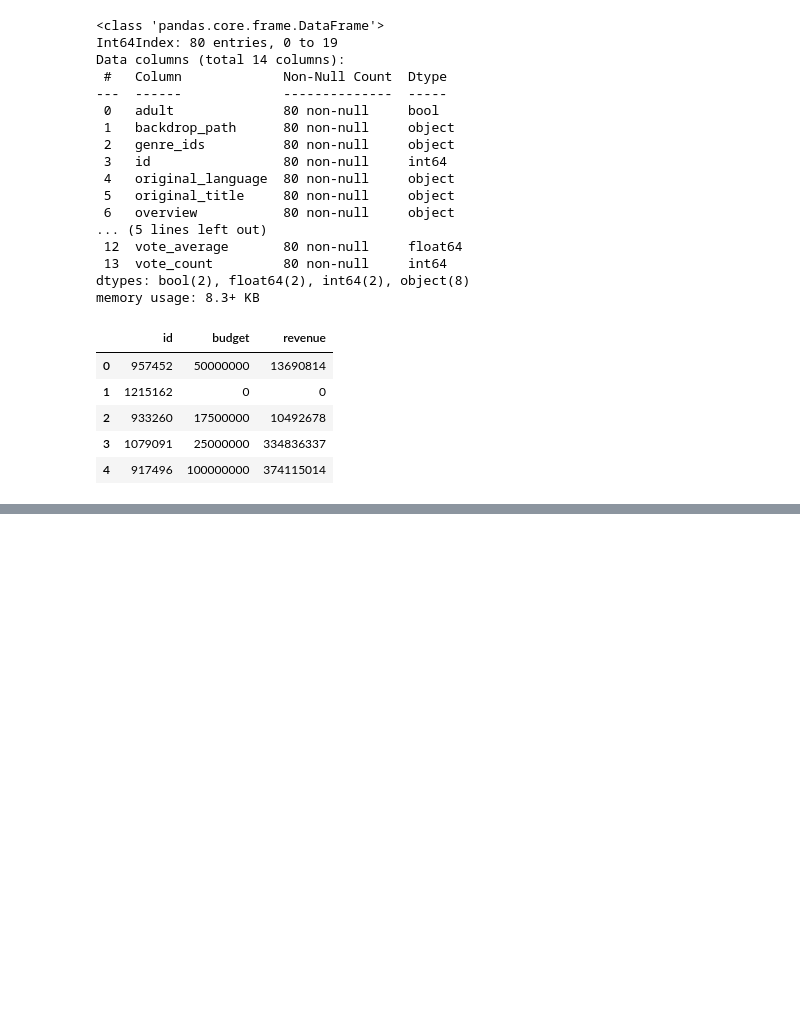
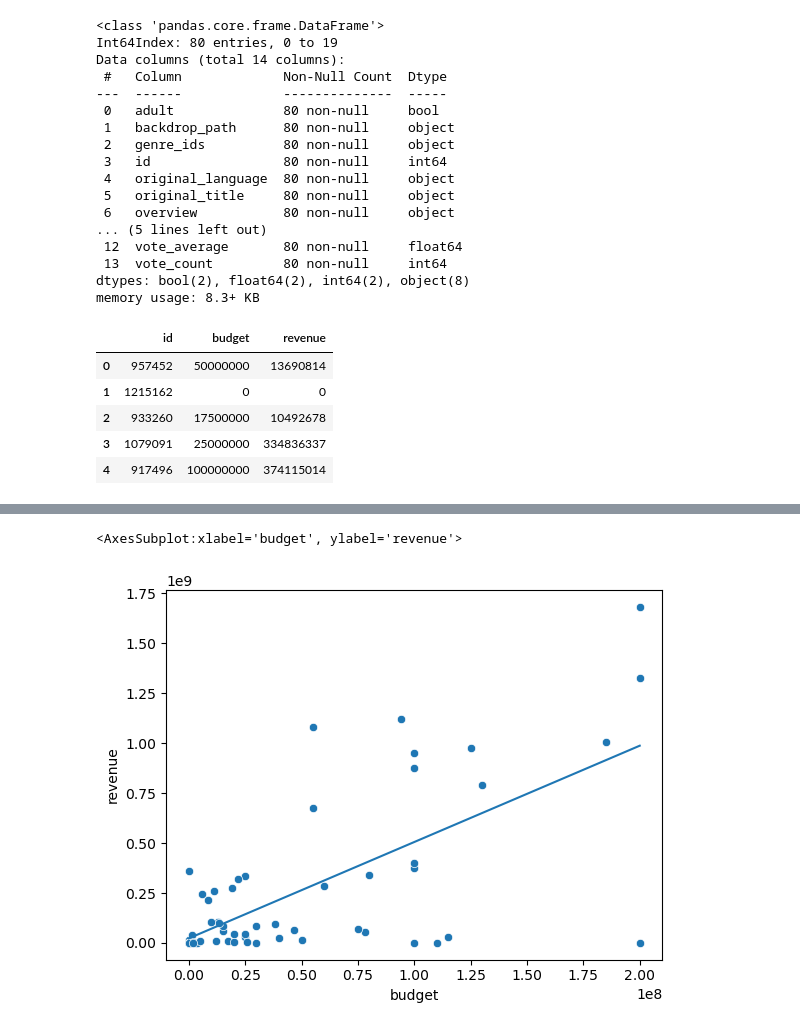
Before and after one commit to Rain0rShine/Artificial-Intelligence, a Jupyter notebook: Semester 1/Movies/Movies.ipynb, the cells around one changed output, grey strips where cells are left out. Drawn from its saved outputs; the diff is of its cells as text; code cells hidden in the pictures; blank space fills up the shorter version.

```diff
--- a/Semester 1/Movies/Movies.ipynb
+++ b/Semester 1/Movies/Movies.ipynb
@@ -154,0 +184,6 @@ df.head()
+# %%
+sns.scatterplot(data= df, x="budget", y="revenue")
+sns.lineplot(data = linearDf, x = 'explanatory', y = 'response')
+# %% [output]
+<AxesSubplot:xlabel='budget', ylabel='revenue'>
+[figure, added]
```
Also changed, not shown: parts of 16 cells of this notebook, 2 other files.
